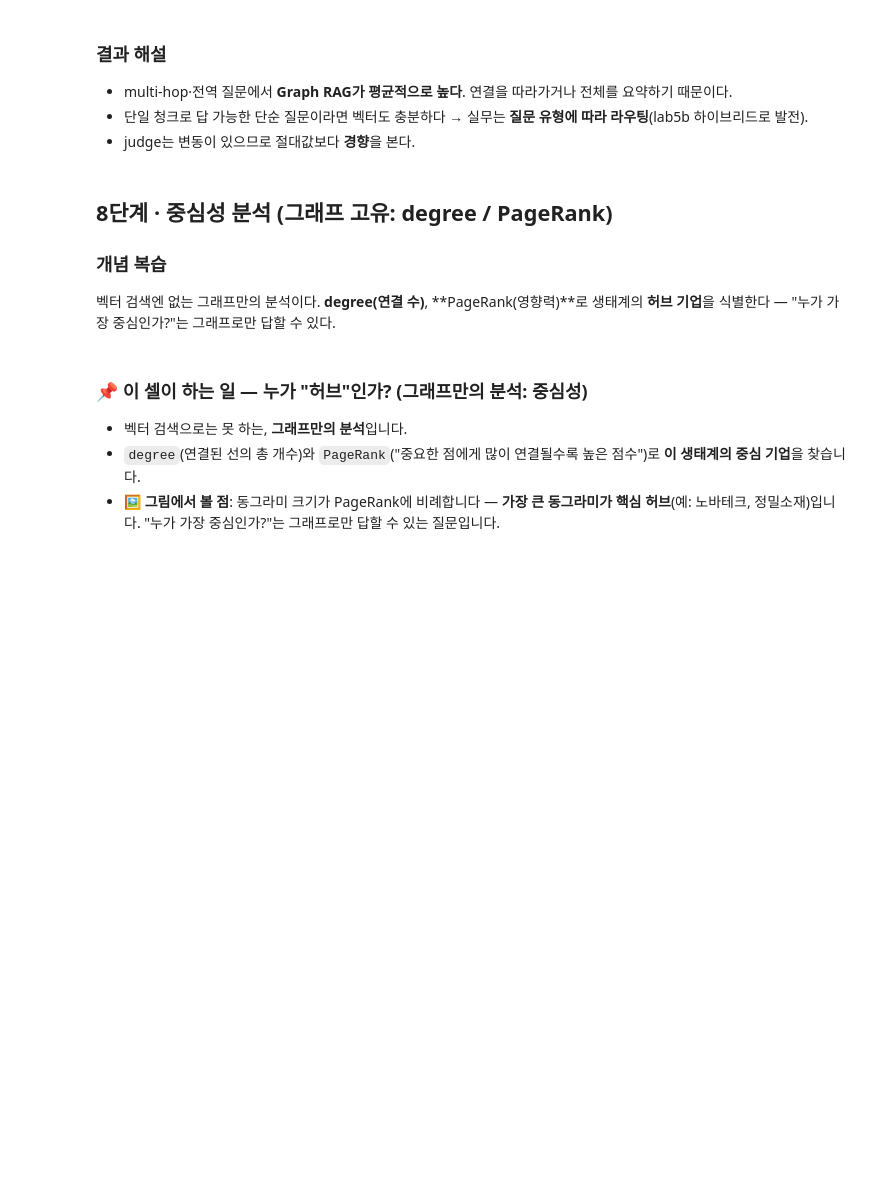
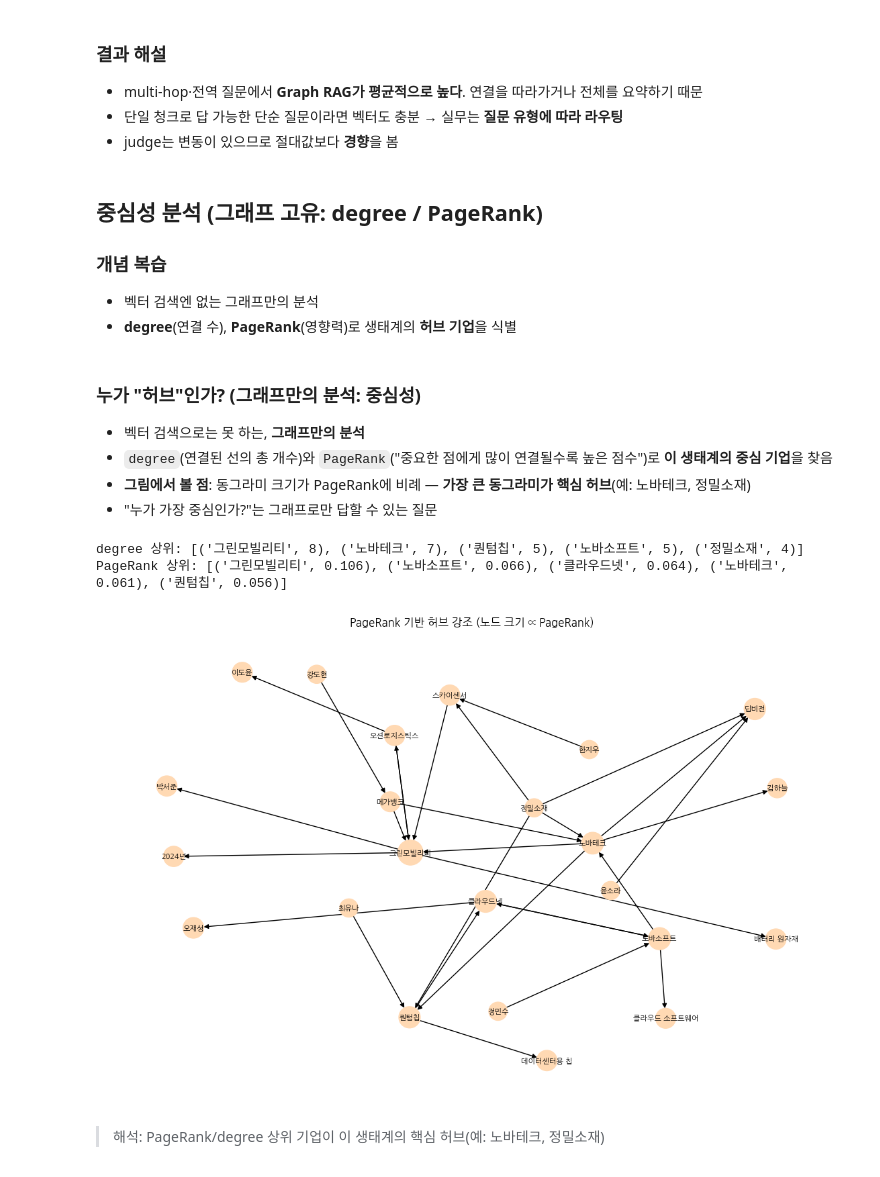
Before and after one commit to suanlab/Advanced-RAG, a Jupyter notebook: colab/lab5 Graph RAG.ipynb, the cells around one changed output. Cells and saved outputs as stored; diff of their text form; code cells hidden in the pictures; blank space fills up the shorter version.

```diff
--- a/colab/lab5 Graph RAG.ipynb
+++ b/colab/lab5 Graph RAG.ipynb
@@ -148,6 +128,16 @@ print(len(DISCLOSURES), "건 공시 로드")
 # %%
 import numpy as np, faiss
 from sentence_transformers import SentenceTransformer
+
+# Define ask_claude function as it's used later in this cell
+def ask_claude(prompt, model=MODEL, max_tokens=1000):
+    response = client.messages.create(
+        model=model,
+        max_tokens=max_tokens,
+        messages=[{"role": "user", "content": prompt}]
+    )
+    return response.content[0].text
+
 embedder = SentenceTransformer("paraphrase-multilingual-MiniLM-L12-v2")  # 임베딩=비-Claude
 def embed(t): return np.array(embedder.encode(t, normalize_embeddings=True), dtype="float32")
 VEMB = embed(DISCLOSURES); vindex = faiss.IndexFlatIP(VEMB.shape[1]); vindex.add(VEMB)
@@ -360,32 +437,40 @@ print(f"평균 정확성  벡터={np.mean(v_scores):.2f}  그래프={np.mean(g_s
 # %% [markdown]
 ### 결과 해설
-- multi-hop·전역 질문에서 **Graph RAG가 평균적으로 높다**. 연결을 따라가거나 전체를 요약하기 때문이다.
-- 단일 청크로 답 가능한 단순 질문이라면 벡터도 충분하다 → 실무는 **질문 유형에 따라 라우팅**(lab5b 하이브리드로 발전).
-- judge는 변동이 있으므로 절대값보다 **경향**을 본다.
+- multi-hop·전역 질문에서 **Graph RAG가 평균적으로 높다**. 연결을 따라가거나 전체를 요약하기 때문
+- 단일 청크로 답 가능한 단순 질문이라면 벡터도 충분 → 실무는 **질문 유형에 따라 라우팅**
+- judge는 변동이 있으므로 절대값보다 **경향**을 봄
 # %% [markdown]
-## 8단계 · 중심성 분석 (그래프 고유: degree / PageRank)
+## 중심성 분석 (그래프 고유: degree / PageRank)
 
 ### 개념 복습
-벡터 검색엔 없는 그래프만의 분석이다. **degree(연결 수)**, **PageRank(영향력)**로 생태계의 **허브 기업**을 식별한다 — "누가 가장 중심인가?"는 그래프로만 답할 수 있다.
+- 벡터 검색엔 없는 그래프만의 분석
+- **degree**(연결 수), **PageRank**(영향력)로 생태계의 **허브 기업**을 식별
 # %% [markdown]
-### 📌 이 셀이 하는 일 — 누가 "허브"인가? (그래프만의 분석: 중심성)
-- 벡터 검색으로는 못 하는, **그래프만의 분석**입니다.
-- `degree`(연결된 선의 총 개수)와 `PageRank`("중요한 점에게 많이 연결될수록 높은 점수")로 **이 생태계의 중심 기업**을 찾습니다.
-- **🖼 그림에서 볼 점**: 동그라미 크기가 PageRank에 비례합니다 — **가장 큰 동그라미가 핵심 허브**(예: 노바테크, 정밀소재)입니다. "누가 가장 중심인가?"는 그래프로만 답할 수 있는 질문입니다.
+### 누가 "허브"인가? (그래프만의 분석: 중심성)
+- 벡터 검색으로는 못 하는, **그래프만의 분석**
+- `degree`(연결된 선의 총 개수)와 `PageRank`("중요한 점에게 많이 연결될수록 높은 점수")로 **이 생태계의 중심 기업**을 찾음
+- **그림에서 볼 점**: 동그라미 크기가 PageRank에 비례
+— **가장 큰 동그라미가 핵심 허브**(예: 노바테크, 정밀소재)
+- "누가 가장 중심인가?"는 그래프로만 답할 수 있는 질문
 # %%
 deg = dict(G.degree())                 # 총 연결 수
 indeg = dict(G.in_degree())            # 피지목(투자받음/공급받음 등 대상이 되는 정도)
 pr = nx.pagerank(G)
 top_deg = sorted(deg.items(), key=lambda x:x[1], reverse=True)[:5]
 top_pr  = sorted(pr.items(),  key=lambda x:x[1], reverse=True)[:5]
 print("degree 상위:", top_deg)
 print("PageRank 상위:", [(k, round(v,3)) for k,v in top_pr])
 
 # 노드 크기를 PageRank에 비례시켜 허브를 시각적으로 강조
 plt.figure(figsize=(11,7))
 pos = nx.spring_layout(G, seed=42, k=0.9)
 sizes = [4000*pr[n] + 300 for n in G.nodes]
-nx.draw(G, pos, with_labels=True, node_color="#ffd9b3", node_size=sizes, font_size=8)
+nx.draw(G, pos, with_labels=True, node_color="#ffd9b3", node_size=sizes, font_size=8, font_family='NanumGothic')
 plt.title("PageRank 기반 허브 강조 (노드 크기 ∝ PageRank)"); plt.axis("off"); plt.show()
-print("\n해석: PageRank/degree 상위 기업이 이 생태계의 핵심 허브(예: 노바테크, 정밀소재).")
+# %% [output]
+degree 상위: [('그린모빌리티', 8), ('노바테크', 7), ('퀀텀칩', 5), ('노바소프트', 5), ('정밀소재', 4)]
+PageRank 상위: [('그린모빌리티', 0.106), ('노바소프트', 0.066), ('클라우드넷', 0.064), ('노바테크', 0.061), ('퀀텀칩', 0.056)]
+[figure, added]
+# %% [markdown]
+> 해석: PageRank/degree 상위 기업이 이 생태계의 핵심 허브(예: 노바테크, 정밀소재)
 # %% [markdown]
```
Also changed, not shown: parts of 117 cells of this notebook, 9 other files.
